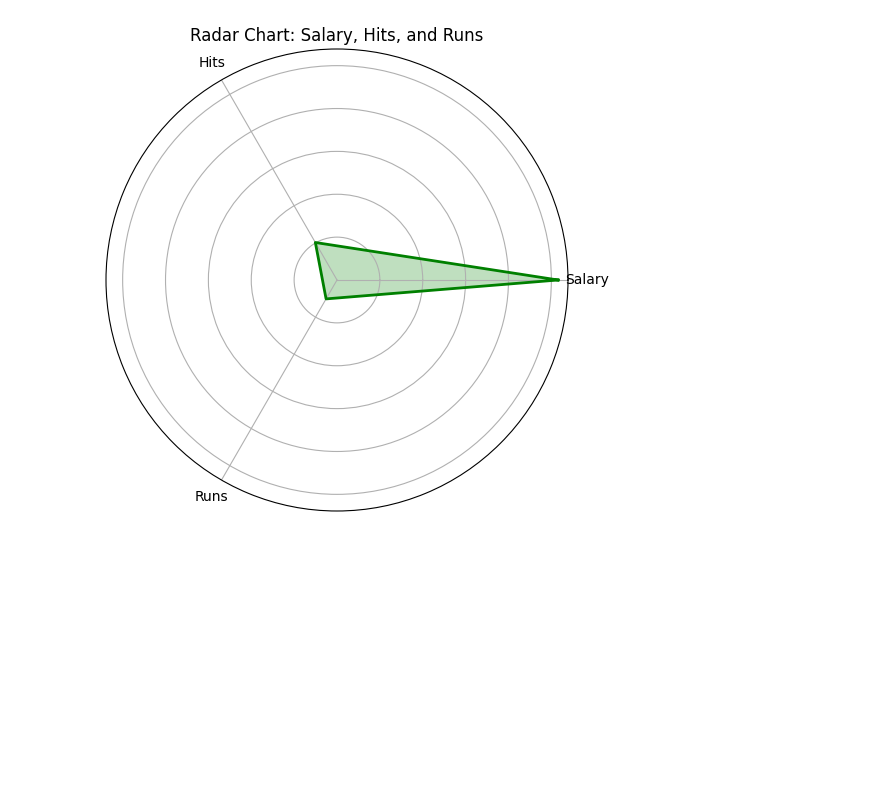
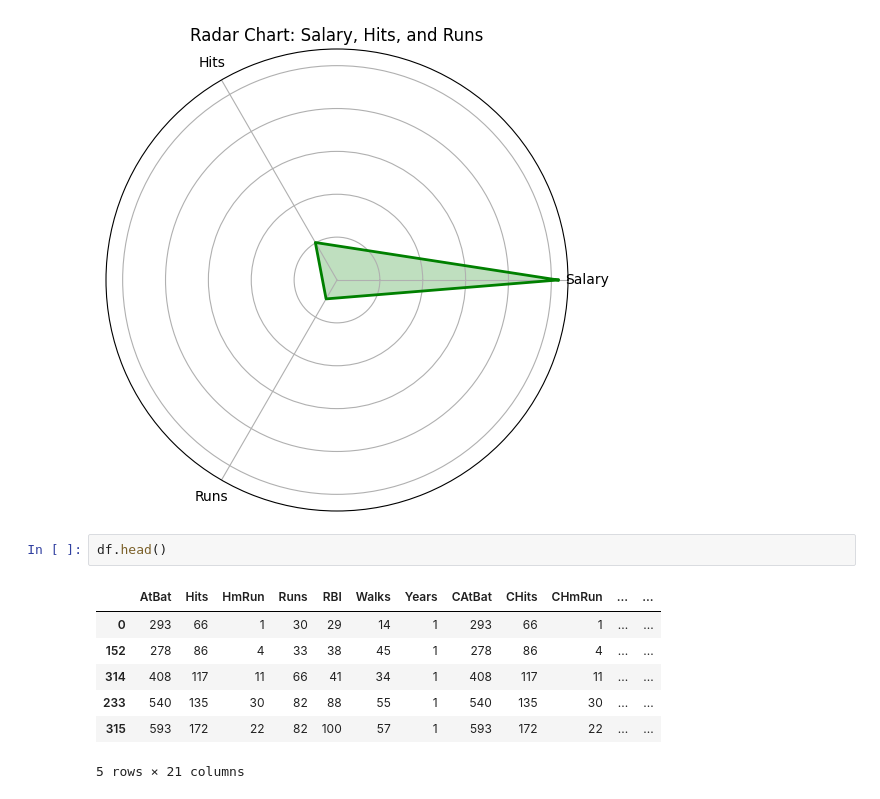
Before and after one commit to Vaishaliii25/EDA_DA, a Jupyter notebook: 21BDS0043_EDA.ipynb, the cells around one changed output. Cells and saved outputs as stored; diff of their text form; blank space fills up the shorter version.

```diff
--- a/21BDS0043_EDA.ipynb
+++ b/21BDS0043_EDA.ipynb
@@ -643,3 +637,13 @@ plt.title('Radar Chart: Salary, Hits, and Runs')
 plt.show()
 # %% [output]
 [figure]
+# %%
+df.head()
+# %% [output]
+|  | AtBat | Hits | HmRun | Runs | RBI | Walks | Years | CAtBat | CHits | CHmRun | ... | ... |
+| 0 | 293 | 66 | 1 | 30 | 29 | 14 | 1 | 293 | 66 | 1 | ... | ... |
+| 152 | 278 | 86 | 4 | 33 | 38 | 45 | 1 | 278 | 86 | 4 | ... | ... |
+| 314 | 408 | 117 | 11 | 66 | 41 | 34 | 1 | 408 | 117 | 11 | ... | ... |
+| 233 | 540 | 135 | 30 | 82 | 88 | 55 | 1 | 540 | 135 | 30 | ... | ... |
+| 315 | 593 | 172 | 22 | 82 | 100 | 57 | 1 | 593 | 172 | 22 | ... | ... |
+5 rows × 21 columns
```
Also changed, not shown: parts of 10 cells of this notebook.
